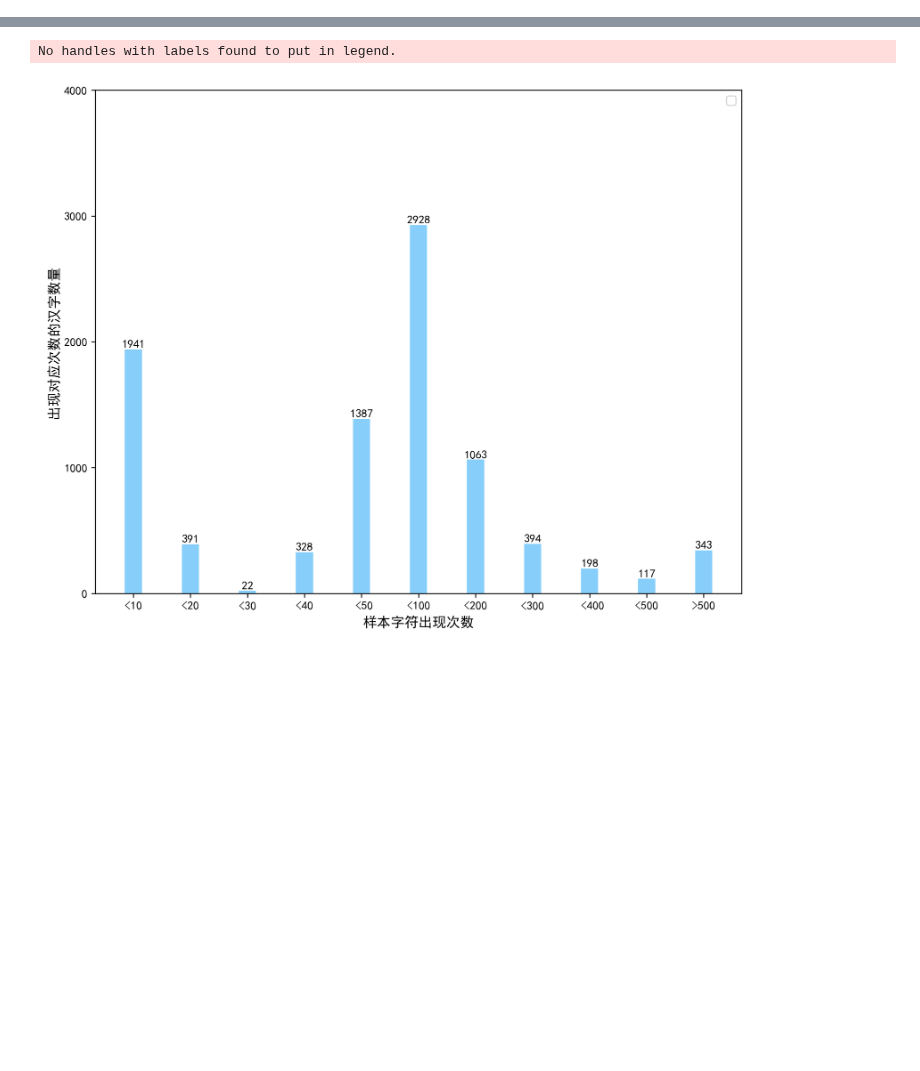
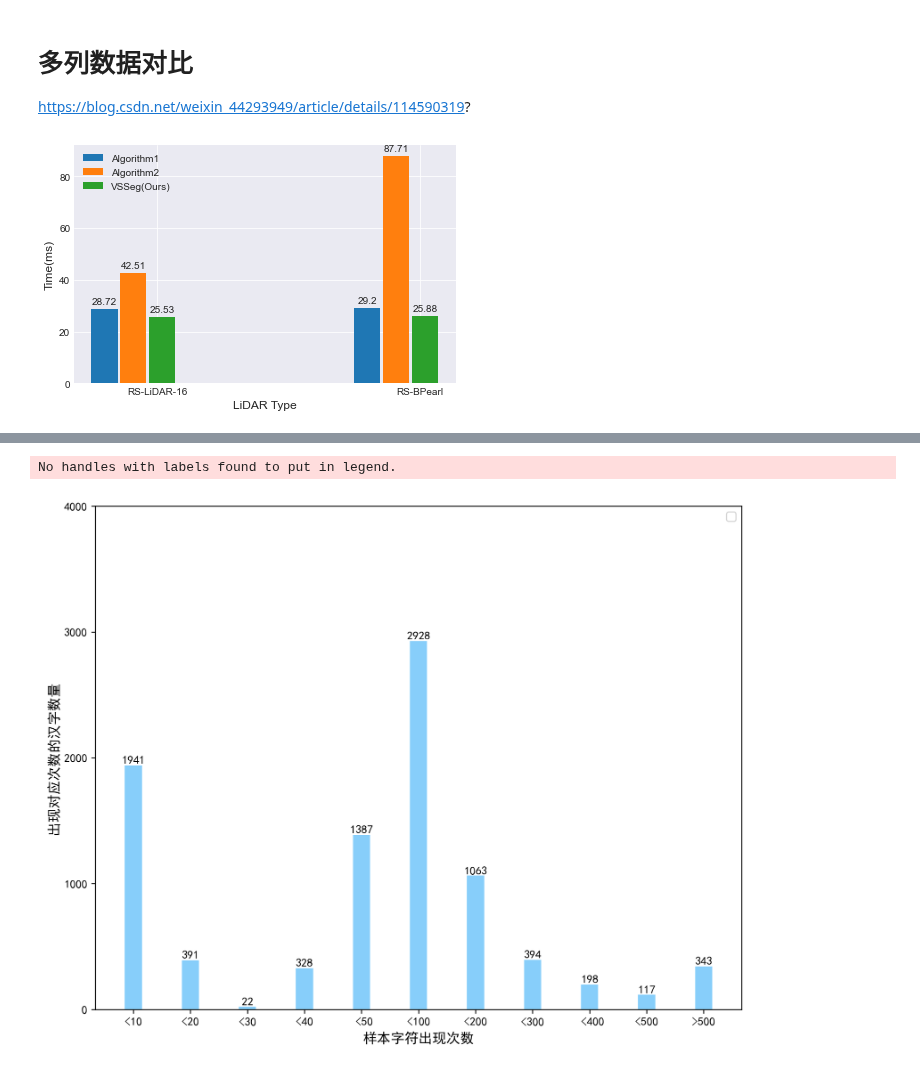
Before and after one commit to HuangCongQing/python-libraries, a Jupyter notebook: 03Matplotlib/应用/柱状图.ipynb, the cells around one changed output, grey strips where cells are left out. Drawn from its saved outputs; the diff is of its cells as text; code cells hidden in the pictures; blank space fills up the shorter version.

Commit message:
add: time

```diff
--- a/03Matplotlib/应用/柱状图.ipynb
+++ b/03Matplotlib/应用/柱状图.ipynb
@@ -0,0 +1,62 @@
+# %% [markdown]
+# 多列数据对比
+https://blog.csdn.net/weixin_44293949/article/details/114590319?
+# %%
+import matplotlib
+import matplotlib.pyplot as plt
+import numpy as np
+
+# plt.rcParams['font.sans-serif']=['SimHei'] # 解决中文乱码
+# 创建一个点数为 8 x 6 的窗口, 并设置分辨率为 250像素/每英寸
+# plt.figure(figsize=(10, 8), dpi=230)
+
+labels = ['RS-LiDAR-16', 'RS-BPearl']
+a = [28.72, 29.20]
+b = [42.51, 87.71]
+c = [25.53, 25.88]
+# d = [59.3, 81.5]
+# e = [89, 90]
+
+
+x = np.arange(len(labels))  # 标签位置
+width = 0.1  # 柱状图的宽度，可以根据自己的需求和审美来改
+
+fig, ax = plt.subplots()
+rects1 = ax.bar(x - width*2, a, width, label='Algorithm1')
+rects2 = ax.bar(x - width+0.01, b, width, label='Algorithm2')
+rects3 = ax.bar(x + 0.02, c, width, label='VSSeg(Ours)')
+# rects4 = ax.bar(x + width+ 0.03, d, width, label='d')
+# rects5 = ax.bar(x + width*2 + 0.04, e, width, label='e')
+
+
+# 为y轴、标题和x轴等添加一些文本。
+ax.set_ylabel('Time(ms)', fontsize=12)
+ax.set_xlabel('LiDAR Type', fontsize=12)
+# ax.set_title('这里是标题')
+ax.set_xticks(x)
+ax.set_xticklabels(labels)
+ax.legend()
+
+
+def autolabel(rects):
+    """在*rects*中的每个柱状条上方附加一个文本标签，显示其高度"""
+    for rect in rects:
+        height = rect.get_height()
+        ax.annotate('{}'.format(height),
+                    xy=(rect.get_x() + rect.get_width() / 2, height),
+                    xytext=(0, 3),  # 3点垂直偏移
+                    textcoords="offset points",
+                    ha='center', va='bottom')
+
+autolabel(rects1)
+autolabel(rects2)
+autolabel(rects3)
+# autolabel(rects4)
+# autolabel(rects5)
+
+plt.style.use('seaborn-darkgrid') # 设置画图的风格
+fig.tight_layout()
+plt.savefig('time_diff.jpg', dpi=300)
+plt.show()
+# %% [output]
+[figure, added]
```
Also changed, not shown: parts of 2 cells of this notebook, 4 other files.
